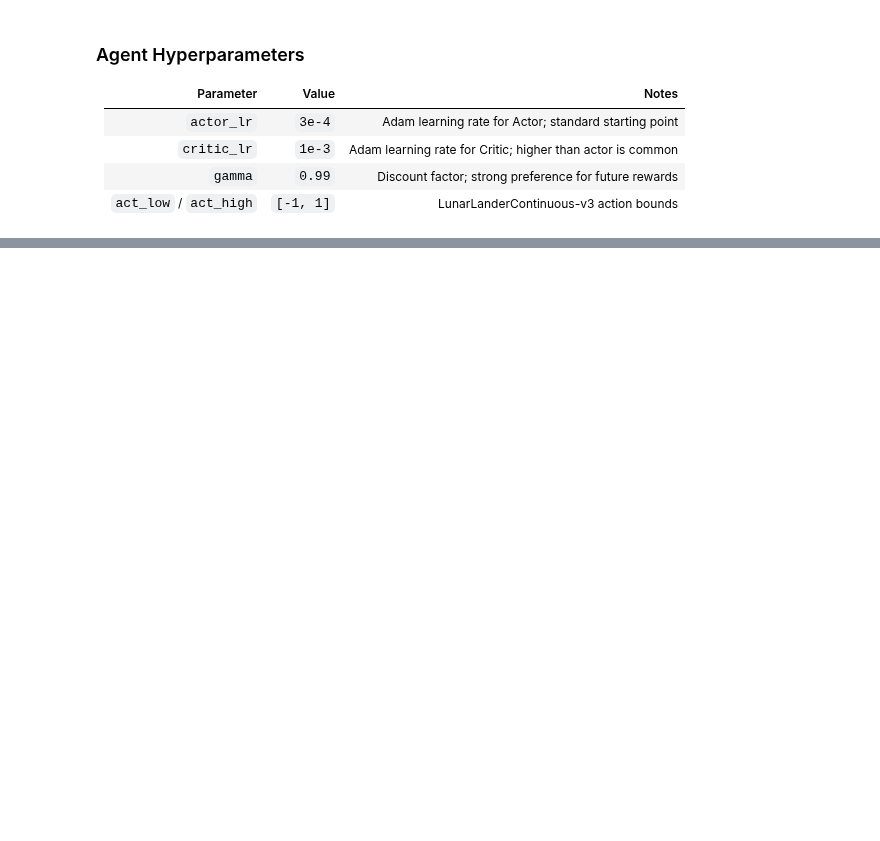
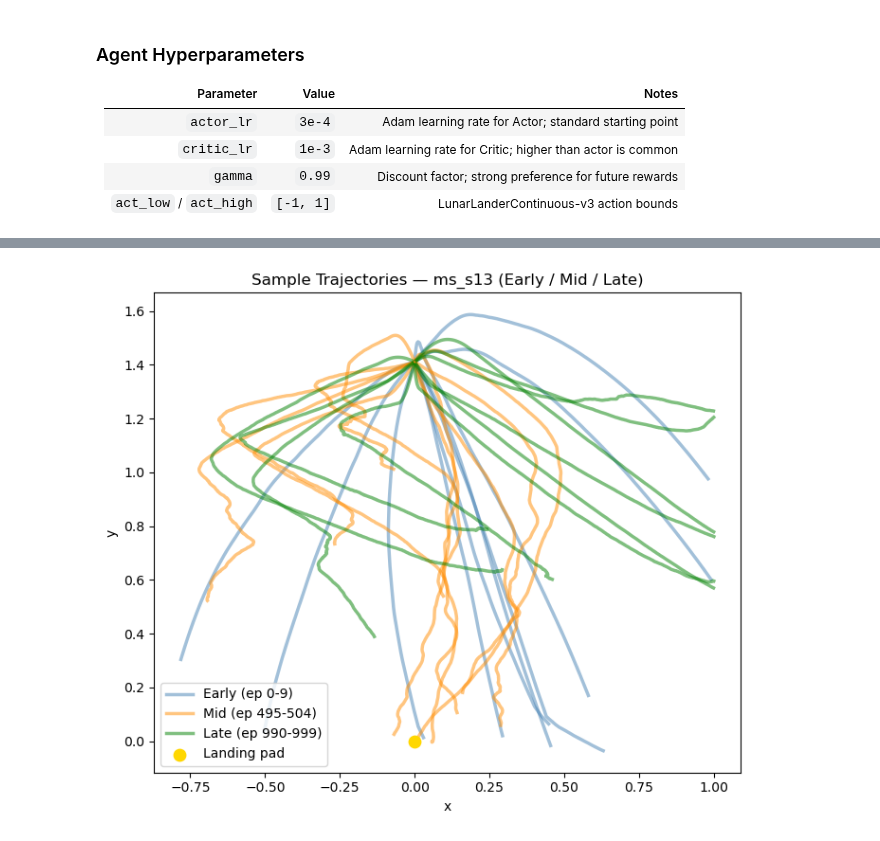
Before and after one commit to craig-rudman/MSDS684, a Jupyter notebook: W6/ipynb/development.ipynb, the cells around one changed output, grey strips where cells are left out. Cells and saved outputs as stored; diff of their text form; code cells hidden in the pictures; blank space fills up the shorter version.

```diff
--- a/W6/ipynb/development.ipynb
+++ b/W6/ipynb/development.ipynb
@@ -294,0 +369,11 @@ print(df[["episode", "step", "reward", "td_error", "entropy", "x", "y", "angle"]
+# %%
+CFG = dict(
+    actor_lr          = 1e-4,
+    critic_lr         = 1e-3,
+    gamma             = 0.99,
+    hidden_sizes      = (64, 64),
+    num_seeds         = 30,
+    episodes_per_seed = 1_000,
+)
+CFG["total_episodes"] = CFG["num_seeds"] * CFG["episodes_per_seed"]
+CFG["seed_labels"]    = [f"ms_s{i}" for i in range(CFG["num_seeds"])]
@@ -301,0 +580,32 @@ print(df[["episode", "step", "reward", "td_error", "entropy", "x", "y", "angle"]
+# %%
+# ── Plot 4: Sample trajectories (single-seed progression) ─────────────────────
+_median_label = ranked.index[len(ranked) // 2]
+_mid_ep_start = CFG["episodes_per_seed"] // 2 - 5
+
+fig, ax = plt.subplots(figsize=(7, 6))
+phases = {
+    f"Early (ep 0-9)":                                         (range(0, 10),         "steelblue"),
+    f"Mid (ep {_mid_ep_start}-{_mid_ep_start + 9})":          (range(_mid_ep_start,
+                                                                       _mid_ep_start + 10), "darkorange"),
+    f"Late (ep {CFG['episodes_per_seed']-10}-{CFG['episodes_per_seed']-1})":
+                                                               (range(CFG["episodes_per_seed"] - 10,
+                                                                      CFG["episodes_per_seed"]), "green"),
+}
+seed_df = df[df["label"] == _median_label]
+for label, (ep_range, color) in phases.items():
+    first = True
+    for ep in ep_range:
+        ep_data = seed_df[seed_df["episode"] == ep]
+        ax.plot(ep_data["x"], ep_data["y"], color=color, alpha=0.5, linewidth=2.5,
+                label=label if first else None)
+        first = False
+
+ax.scatter([0], [0], color="gold", s=80, zorder=5, label="Landing pad")
+ax.set_xlabel("x"); ax.set_ylabel("y")
+ax.set_title(f"Sample Trajectories — {_median_label} (Early / Mid / Late)")
+ax.legend()
+plt.tight_layout()
+plt.savefig(f"{IMG_DIR}/trajectories.png", dpi=150)
+plt.show()
+# %% [output]
+[figure, added]
```
Also changed, not shown: parts of 23 cells of this notebook, 23 other files.
